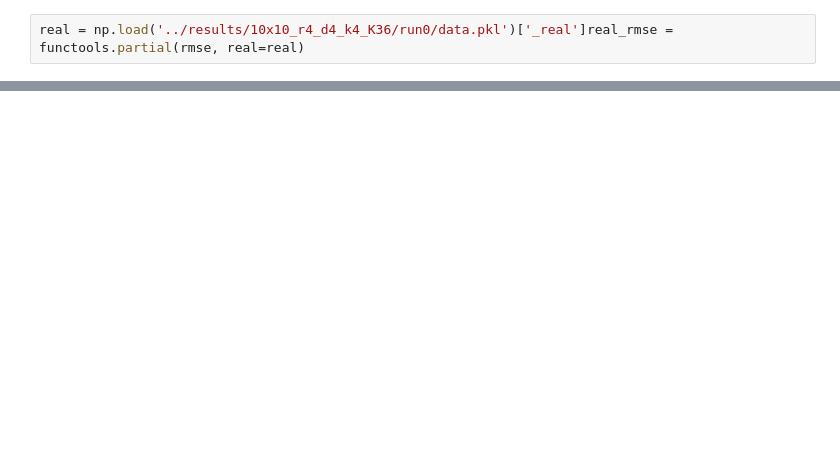
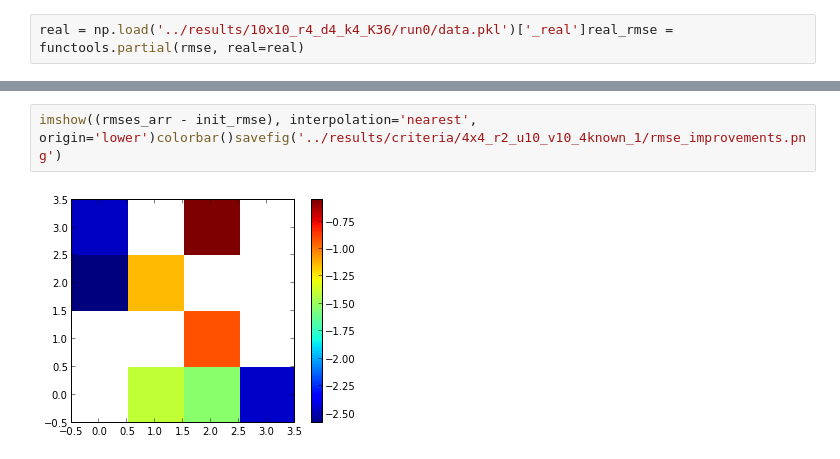
Before and after one commit to autonlab/active-matrix-factorization, a Jupyter notebook: python-pmf/choice-quality.ipynb, the cells around one changed output, grey strips where cells are left out. Drawn from its saved outputs; the diff is of its cells as text; blank space fills up the shorter version.

```diff
--- a/python-pmf/choice-quality.ipynb
+++ b/python-pmf/choice-quality.ipynb
@@ -29,0 +34,4 @@ hist(np.array([np.median(rmses) for rmses in child_rmses.values()]) - init_rmse,
+# %%
+imshow((rmses_arr - init_rmse), interpolation='nearest', origin='lower')colorbar()savefig('../results/criteria/4x4_r2_u10_v10_4known_1/rmse_improvements.png')
+# %% [output]
+[figure, added]
```
Also changed, not shown: parts of 25 cells of this notebook, 1 other file.
